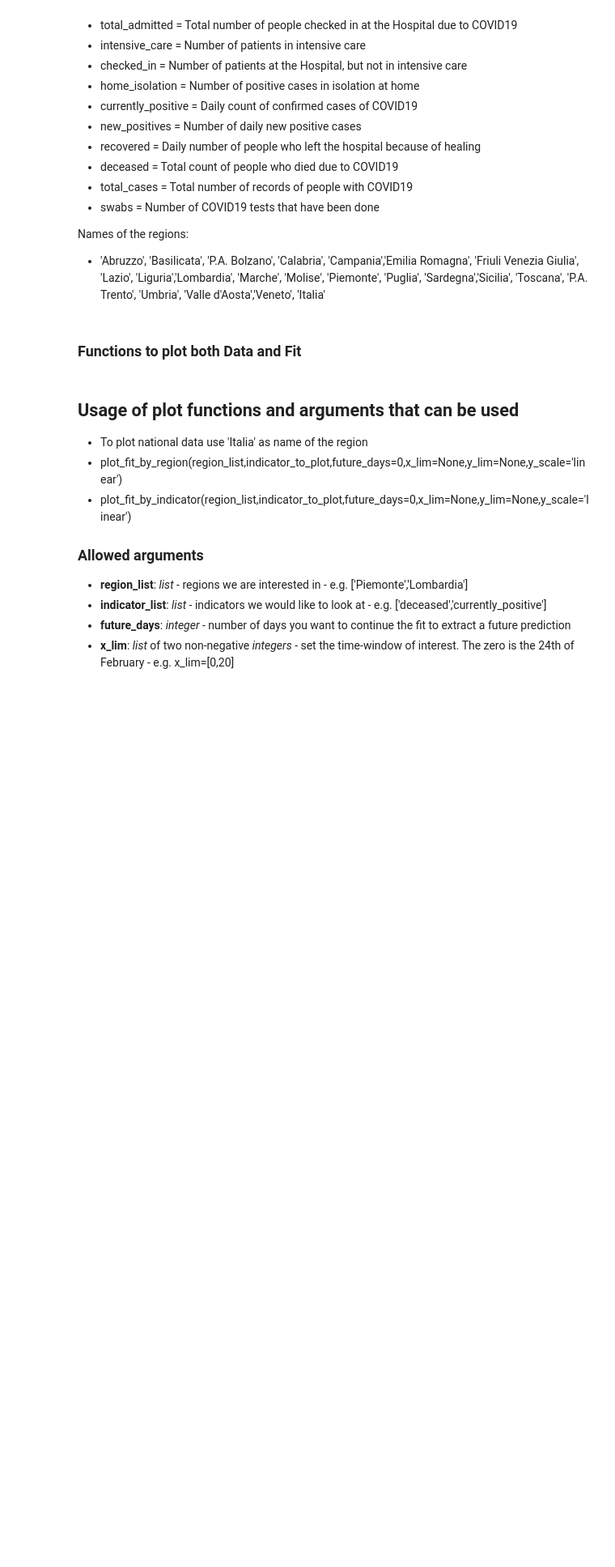
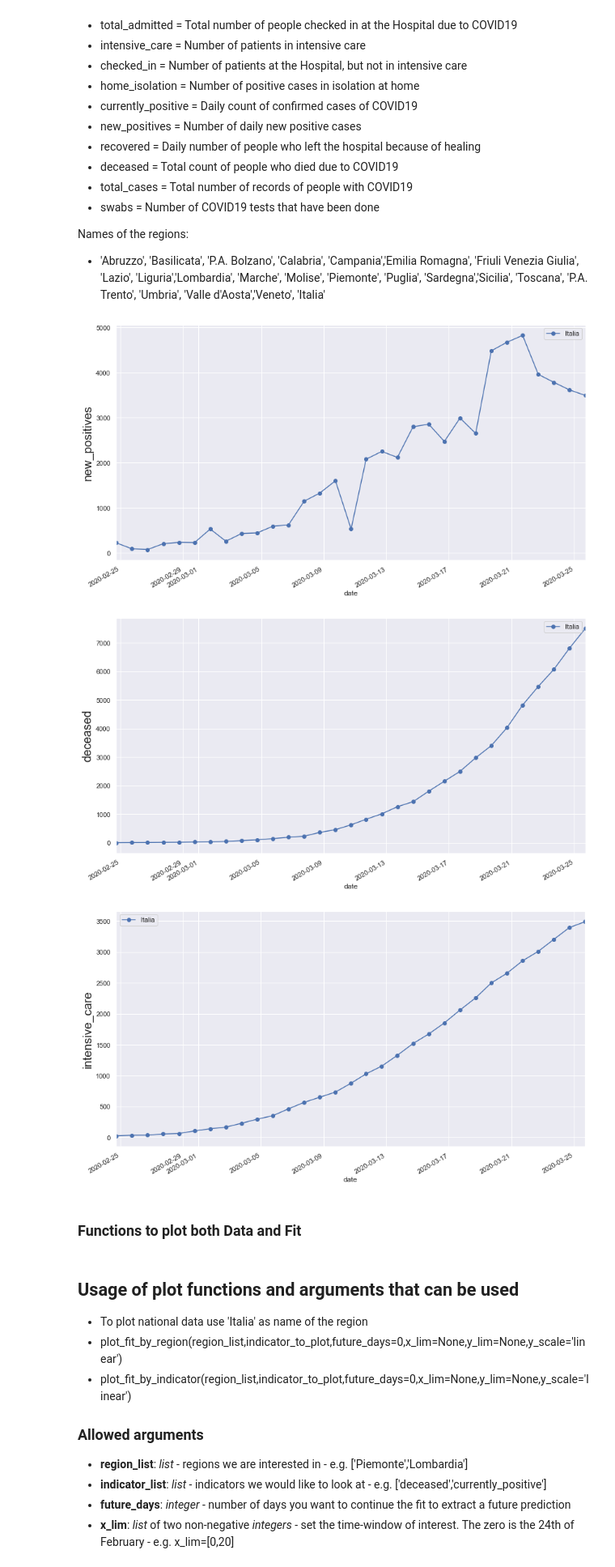
Before and after one commit to fabioanza/COVID19_Italy, a Jupyter notebook: COVID19_Italy_Plots.ipynb, the cells around one changed output. Shown at 81% size. Cells and saved outputs as stored; diff of their text form; code cells hidden in the pictures; blank space fills up the shorter version.

```diff
--- a/COVID19_Italy_Plots.ipynb
+++ b/COVID19_Italy_Plots.ipynb
@@ -68,13 +68,21 @@ def plot_data(region_list,indicator_to_plot,x_lim=None,y_lim=None,y_scale='linea
         ax = plt.gca()
         for k in region_list:
             df = covid19_ita[covid19_ita.region==k]
-            df.plot(x='date',y=n,ax=ax,label=k)
+            df.plot(x='date',y=n,ax=ax,label=k,marker='o')
             plt.yscale(y_scale)
             plt.legend()
         plt.xlim(x_lim)
         plt.ylim(y_lim)
-        plt.ylabel(n)
+        plt.ylabel(n,fontsize=20)
     plt.show()
+# %%
+region = ['Italia']
+indicator = ['new_positives','deceased','intensive_care']
+plot_data(region,indicator)
+# %% [output]
+[figure, added]
+[figure, added]
+[figure, added]
 # %% [markdown]
 ### Functions to plot both Data and Fit
 # %%
```
Also changed, not shown: parts of 4 cells of this notebook, 1 other file.
